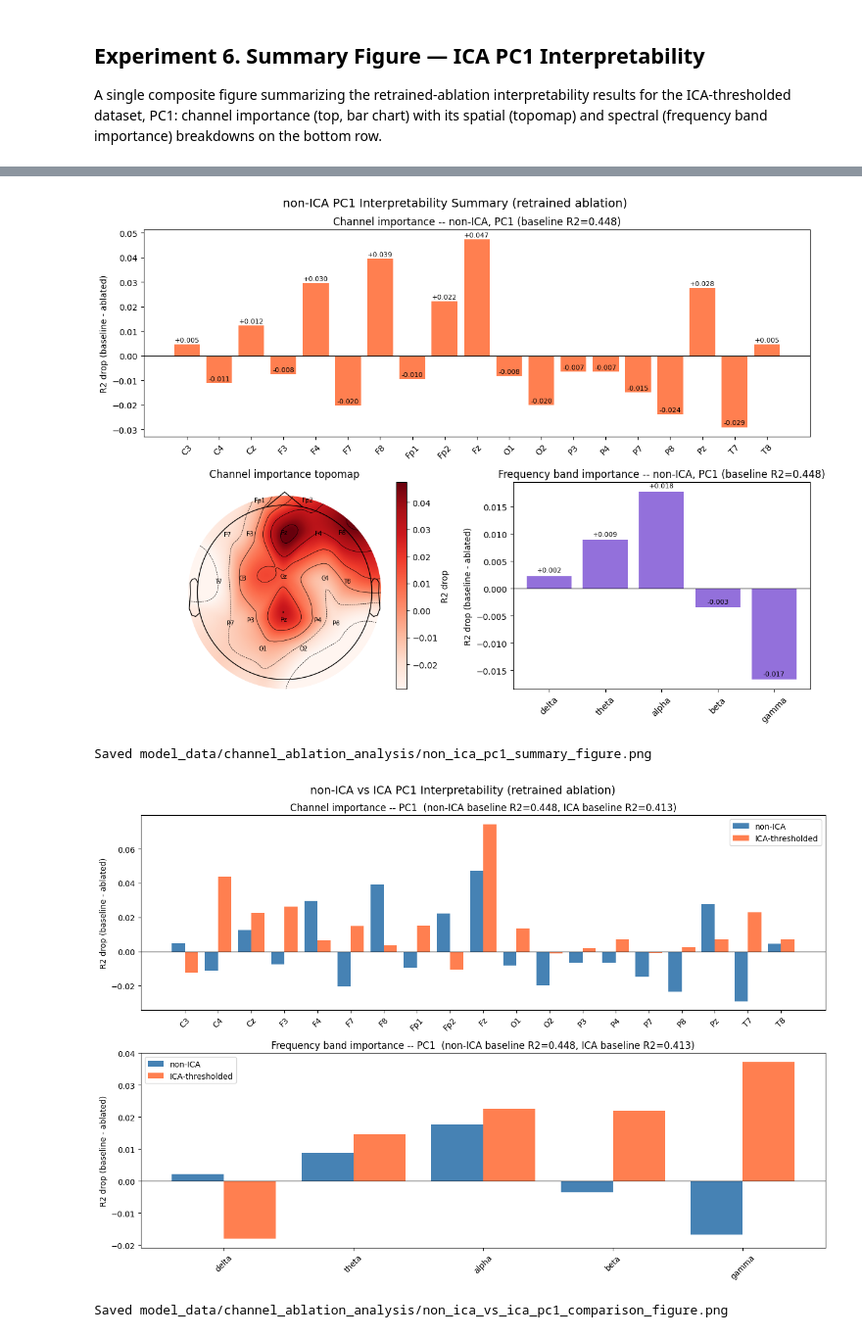
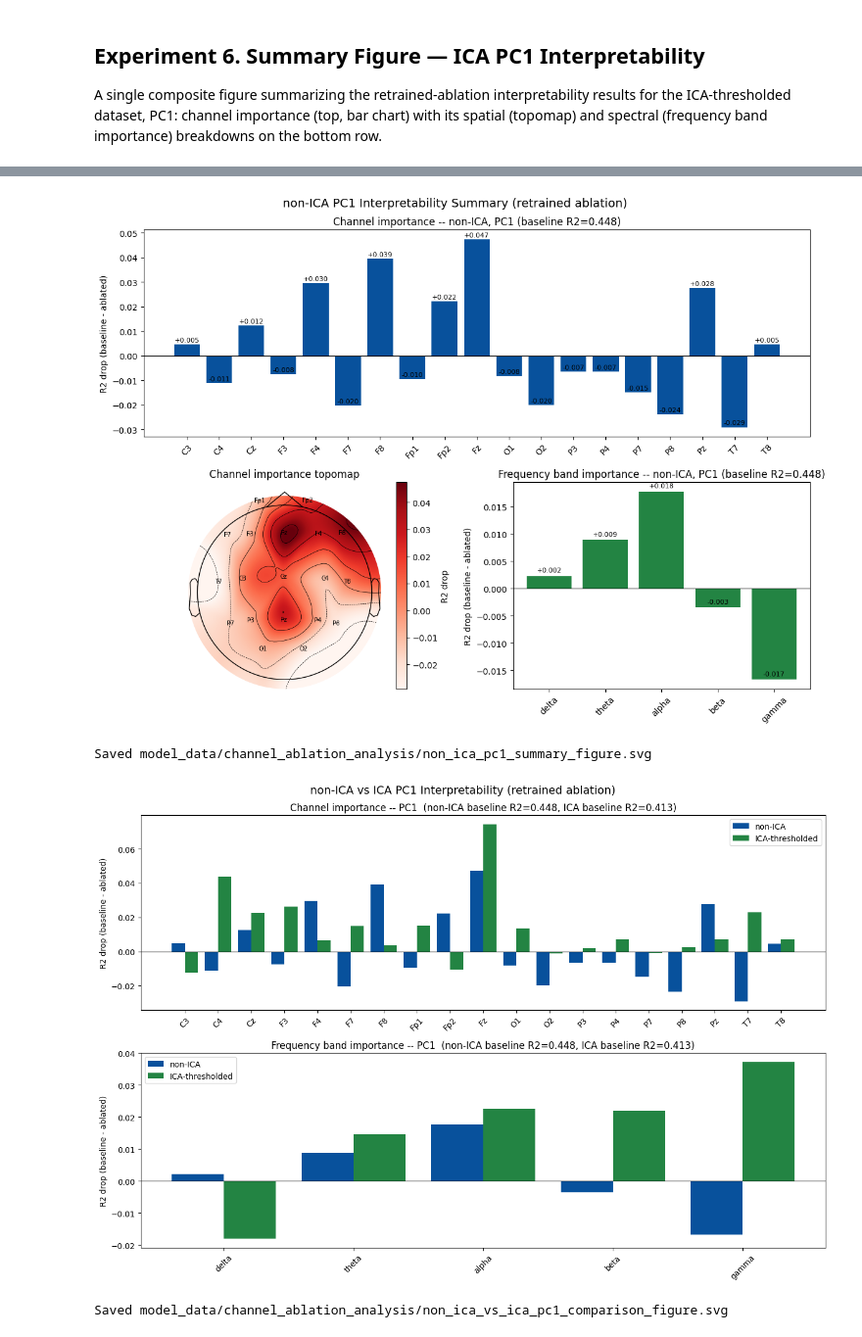
Before and after one commit to william2952/EEG_FDG_dementia, a Jupyter notebook: interpretability_analysis.ipynb, the cells around one changed output, grey strips where cells are left out. Shown at 98% size. Cells and saved outputs as stored; diff of their text form; code cells hidden in the pictures.

```diff
--- a/interpretability_analysis.ipynb
+++ b/interpretability_analysis.ipynb
@@ -1034,11 +1019,14 @@ _band_df_pc1_ni = band_results_by_pc["pc1"]
 _band_drops_pc1_ni = [_band_df_pc1_ni.loc[_band_df_pc1_ni["band"] == b, "drop_mean_r2"].iloc[0] for b in BAND_ORDER]
 _band_baseline_pc1_ni = _band_df_pc1_ni["baseline_mean_r2"].iloc[0]
 
+COLOR_CH   = "#08519C"  # dark blue
+COLOR_BAND = "#238443"  # dark green
+
 fig = plt.figure(figsize=(12, 9))
 gs = fig.add_gridspec(2, 2, height_ratios=[1, 1])
 
 ax_ch = fig.add_subplot(gs[0, :])
-bars = ax_ch.bar(ch_names, _ch_drops_pc1_ni, color="coral")
+bars = ax_ch.bar(ch_names, _ch_drops_pc1_ni, color=COLOR_CH)
 ax_ch.axhline(0, color="black", linewidth=0.8)
 ax_ch.set_ylabel("R2 drop (baseline - ablated)")
 ax_ch.set_title(f"Channel importance -- non-ICA, PC1 (baseline R2={_baseline_mean_ni:.3f})")
@@ -1064,7 +1052,7 @@ plt.colorbar(im, ax=ax_topo, label="R2 drop")
 ax_topo.set_title("Channel importance topomap")
 
 ax_band = fig.add_subplot(gs[1, 1])
-bars_band = ax_band.bar(BAND_ORDER, _band_drops_pc1_ni, color="mediumpurple")
+bars_band = ax_band.bar(BAND_ORDER, _band_drops_pc1_ni, color=COLOR_BAND)
 ax_band.axhline(0, color="black", linewidth=0.8)
 ax_band.set_ylabel("R2 drop (baseline - ablated)")
 ax_band.set_title(f"Frequency band importance -- non-ICA, PC1 (baseline R2={_band_baseline_pc1_ni:.3f})")
@@ -1075,13 +1063,13 @@ for bar, drop in zip(bars_band, _band_drops_pc1_ni):
 
 fig.suptitle("non-ICA PC1 Interpretability Summary (retrained ablation)", fontsize=14)
 plt.tight_layout()
-summary_fig_png_non_ica = Path("model_data/channel_ablation_analysis") / "non_ica_pc1_summary_figure.png"
-plt.savefig(summary_fig_png_non_ica, dpi=150)
+summary_fig_svg_non_ica = Path("model_data/channel_ablation_analysis") / "non_ica_pc1_summary_figure.svg"
+plt.savefig(summary_fig_svg_non_ica)
 plt.show()
-print(f"Saved {summary_fig_png_non_ica}")
+print(f"Saved {summary_fig_svg_non_ica}")
 # %% [output]
-[figure, old version]
+[figure, new version]
-Saved model_data/channel_ablation_analysis/non_ica_pc1_summary_figure.png
+Saved model_data/channel_ablation_analysis/non_ica_pc1_summary_figure.svg
 # %%
 # ── Composite figure: non-ICA vs ICA PC1 — grouped bar comparison ─
 # Top: per-channel R2 drop.  Bottom: per-band R2 drop.
@@ -1091,39 +1079,42 @@ Saved model_data/channel_ablation_analysis/non_ica_pc1_summary_figure.png
 _x_ch = np.arange(len(ch_names))
 _x_band = np.arange(len(BAND_ORDER))
 _w = 0.4
 
+COLOR_NI  = "#08519C"  # dark blue, non-ICA
+COLOR_ICA = "#238443"  # dark green, ICA-thresholded
+
 fig, (ax_ch, ax_band) = plt.subplots(2, 1, figsize=(13, 9))
 
-ax_ch.bar(_x_ch - _w/2, _ch_drops_pc1_ni, _w, label="non-ICA", color="steelblue")
-ax_ch.bar(_x_ch + _w/2, _ch_drops_pc1,    _w, label="ICA-thresholded", color="coral")
+ax_ch.bar(_x_ch - _w/2, _ch_drops_pc1_ni, _w, label="non-ICA", color=COLOR_NI)
+ax_ch.bar(_x_ch + _w/2, _ch_drops_pc1,    _w, label="ICA-thresholded", color=COLOR_ICA)
 ax_ch.axhline(0, color="black", linewidth=0.8)
 ax_ch.set_xticks(_x_ch)
 ax_ch.set_xticklabels(ch_names, rotation=45)
 ax_ch.set_ylabel("R2 drop (baseline - ablated)")
 ax_ch.set_title(
     f"Channel importance -- PC1  "
     f"(non-ICA baseline R2={_baseline_mean_ni:.3f}, ICA baseline R2={_baseline_mean:.3f})"
 )
 ax_ch.legend()
 
-ax_band.bar(_x_band - _w/2, _band_drops_pc1_ni, _w, label="non-ICA", color="steelblue")
-ax_band.bar(_x_band + _w/2, _band_drops_pc1,    _w, label="ICA-thresholded", color="coral")
+ax_band.bar(_x_band - _w/2, _band_drops_pc1_ni, _w, label="non-ICA", color=COLOR_NI)
+ax_band.bar(_x_band + _w/2, _band_drops_pc1,    _w, label="ICA-thresholded", color=COLOR_ICA)
 ax_band.axhline(0, color="black", linewidth=0.8)
 ax_band.set_xticks(_x_band)
 ax_band.set_xticklabels(BAND_ORDER, rotation=45)
 ax_band.set_ylabel("R2 drop (baseline - ablated)")
 ax_band.set_title(
     f"Frequency band importance -- PC1  "
     f"(non-ICA baseline R2={_band_baseline_pc1_ni:.3f}, ICA baseline R2={_band_baseline_pc1:.3f})"
 )
 ax_band.legend()
 
 fig.suptitle("non-ICA vs ICA PC1 Interpretability (retrained ablation)", fontsize=14)
 plt.tight_layout()
-compare_fig_png = Path("model_data/channel_ablation_analysis") / "non_ica_vs_ica_pc1_comparison_figure.png"
-plt.savefig(compare_fig_png, dpi=150)
+compare_fig_svg = Path("model_data/channel_ablation_analysis") / "non_ica_vs_ica_pc1_comparison_figure.svg"
+plt.savefig(compare_fig_svg)
 plt.show()
-print(f"Saved {compare_fig_png}")
+print(f"Saved {compare_fig_svg}")
 # %% [output]
-[figure, old version]
+[figure, new version]
-Saved model_data/channel_ablation_analysis/non_ica_vs_ica_pc1_comparison_figure.png
+Saved model_data/channel_ablation_analysis/non_ica_vs_ica_pc1_comparison_figure.svg
```
Also changed, not shown: parts of 2 cells of this notebook, 7 other files.
